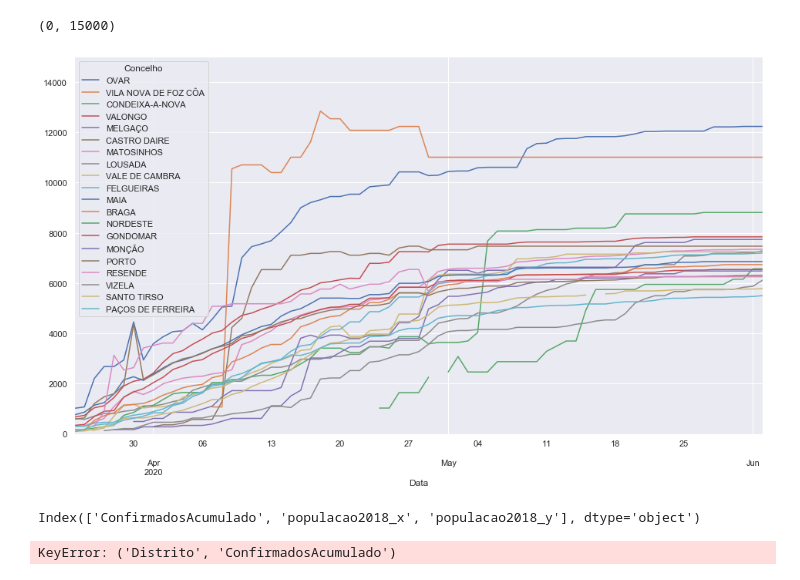
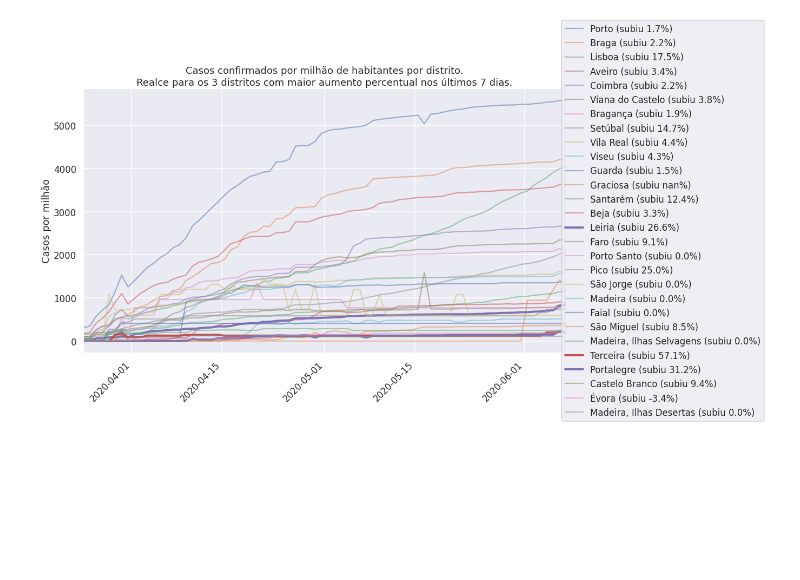
Before and after one commit to hmonteiro/covid, a Jupyter notebook: covid_portugal_v2.ipynb, the cells around one changed output. Cells and saved outputs as stored; diff of their text form; code cells hidden in the pictures; blank space fills up the shorter version.

```diff
--- a/covid_portugal_v2.ipynb
+++ b/covid_portugal_v2.ipynb
@@ -84,39 +37,22 @@ AttributeError: 'Series' object has no attribute 'confirmados_por_milhao'
-# %%
-tabela_concelho.confirmados_por_milhao[piores_concelhos_absoluto].plot(figsize=(16,9))
-plt.ylim((0,15000))
-# %% [output]
-(0, 15000)
-[figure, removed]
-# %%
-dados_por_distrito.columns
-# %% [output]
-Index(['ConfirmadosAcumulado', 'populacao2018_x', 'populacao2018_y'], dtype='object')
 # %%
-dados_por_distrito = dados_extra.groupby(['Data','Distrito']).agg({'ConfirmadosAcumulado':'sum','populacao2018':'sum'})
-# dados_por_distrito['populacao2018'] = dados_extra.groupby('Distrito').populacao2018.transform('sum')
-dados_por_distrito = pd.merge(dados_por_distrito, dados_extra.groupby('Distrito').populacao2018.sum(), left_on='Distrito', right_index=True)
-dados_por_distrito['confirmados_por_milhao'] = dados_por_distrito.ConfirmadosAcumulado/(dados_por_distrito.populacao2018/1e6)
-dados_por_distrito = dados_por_distrito.unstack()
-dados_por_distrito.set_index(pd.to_datetime(dados_por_distrito.index, unit='ms'), inplace=True)
-dados_por_distrito = dados_por_distrito.resample('d').first()
 dados_por_distrito_sort = dados_por_distrito.iloc[-1].confirmados_por_milhao.sort_values(ascending=False).index
 crescimento_semanal_distrito = ((dados_por_distrito.ConfirmadosAcumulado-dados_por_distrito.ConfirmadosAcumulado.shift(7))/dados_por_distrito.ConfirmadosAcumulado.shift(7)).iloc[-1].sort_values(ascending=False)
 top_crescimento_distrito = crescimento_semanal_distrito.head(3).index
 legendas_aumento = {k:f'{k} (subiu {v:.1f}%)' for k, v in (crescimento_semanal_distrito*100).to_dict().items()}
 
 with sns.plotting_context("talk"):
     plt.figure(figsize=(16,9))
     for c in dados_por_distrito.confirmados_por_milhao[dados_por_distrito_sort]:
         if c in top_crescimento_distrito:
             plt.plot(dados_por_distrito.confirmados_por_milhao[c].fillna(0), label=legendas_aumento[c], linewidth=4)
         else:
             plt.plot(dados_por_distrito.confirmados_por_milhao[c].fillna(0), label=legendas_aumento[c], alpha=0.5)
     l = plt.legend(loc=5, bbox_to_anchor=(1.42, 0.5))
     plt.xlim((dados_por_distrito.index[0], dados_por_distrito.index[-1]))
     plt.xticks(rotation=45, ha='right')
     plt.ylabel('Casos por milhão')
     plt.title('Casos confirmados por milhão de habitantes por distrito.\n'
               'Realce para os 3 distritos com maior aumento percentual nos últimos 7 dias.')
 # %% [output]
-KeyError: ('Distrito', 'ConfirmadosAcumulado')
+[figure, added]
 # %%
```
Also changed, not shown: parts of 13 cells of this notebook, 1 other file.
